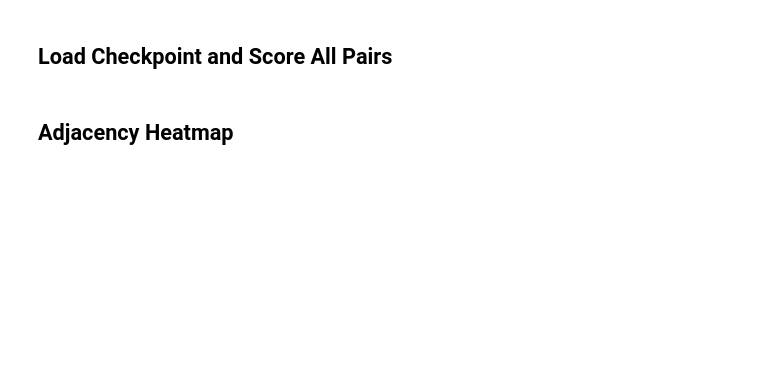
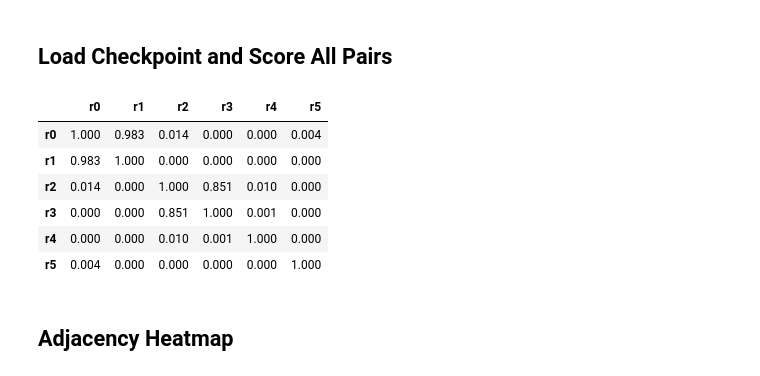
Before and after one commit to AdamSpannbauer/IdentityPFN, a Jupyter notebook: notebooks/demo_zero_shot_linking.ipynb, the cells around one changed output. Drawn from its saved outputs; the diff is of its cells as text; code cells hidden in the pictures; blank space fills up the shorter version.

```diff
--- a/notebooks/demo_zero_shot_linking.ipynb
+++ b/notebooks/demo_zero_shot_linking.ipynb
@@ -32,10 +76,20 @@ records
 # %% [markdown]
 ## Load Checkpoint and Score All Pairs
 # %%
-checkpoint_path = Path("results/model_checkpoints/20260715_195803_seed1337_20005214_best_step1500.pt")
+checkpoint_path = Path(
+    "results/model_checkpoints/20260715_195803_seed1337_20005214_best_step1500.pt"
+)
 linker = load_model(checkpoint_path, device="cpu")
 scores = linker.predict_proba(records, field_types)
 scores.round(3)
+# %% [output]
+|  | r0 | r1 | r2 | r3 | r4 | r5 |
+| r0 | 1.000 | 0.983 | 0.014 | 0.000 | 0.000 | 0.004 |
+| r1 | 0.983 | 1.000 | 0.000 | 0.000 | 0.000 | 0.000 |
+| r2 | 0.014 | 0.000 | 1.000 | 0.851 | 0.010 | 0.000 |
+| r3 | 0.000 | 0.000 | 0.851 | 1.000 | 0.001 | 0.000 |
+| r4 | 0.000 | 0.000 | 0.010 | 0.001 | 1.000 | 0.000 |
+| r5 | 0.004 | 0.000 | 0.000 | 0.000 | 0.000 | 1.000 |
 # %% [markdown]
 ## Adjacency Heatmap
 # %%
```
Also changed, not shown: parts of 5 cells of this notebook, 1 other file.
